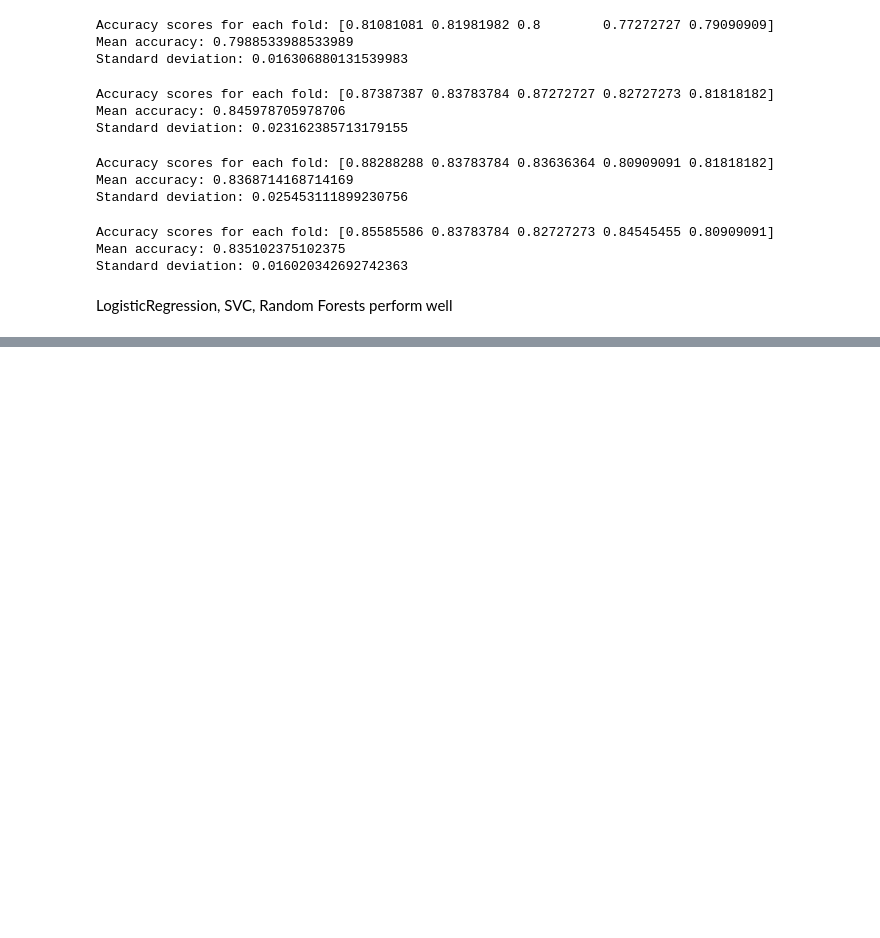
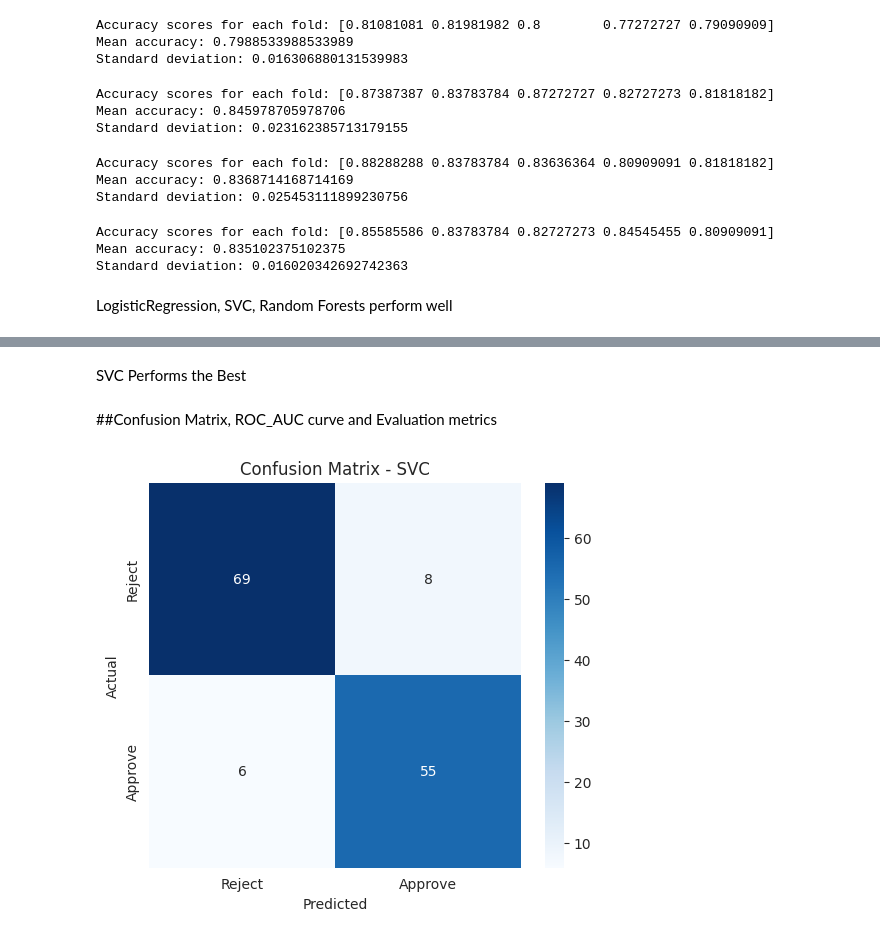
Before and after one commit to anujott-codes/Credit-Loan-Approval, a Jupyter notebook: Credit_Approval.ipynb, the cells around one changed output, grey strips where cells are left out. Saved outputs shown, nothing was run; the diff lists cells and outputs as text; code cells hidden in the pictures; blank space fills up the shorter version.

```diff
--- a/Credit_Approval.ipynb
+++ b/Credit_Approval.ipynb
@@ -319,7 +319,7 @@ Mean accuracy: 0.8531859131859131
 Standard deviation: 0.03138830014843409
 # %%
 #SVC
-svc = SVC(random_state = 42)
+svc = SVC(random_state = 42,probability=True)
 
 # Perform 5-fold CV
 svc_scores = cross_val_score(svc, X_train_preprocessed, y_train, cv=skf, scoring='accuracy')
@@ -413,0 +455,19 @@ LogisticRegression, SVC, Random Forests perform well
+# %%
+# Support Vector Classifier
+svc.fit(X_train_preprocessed,y_train)
+
+#prediction on training set
+ypred_train_svc = svc.predict(X_train_preprocessed)
+
+#prediction on testing set
+ypred_test_svc = svc.predict(X_test_preprocessed)
+
+#classifiction report for training set
+clf_report_train_svc = classification_report(y_train,ypred_train_svc)
+print("----- Classification report for Training Set -----")
+print(clf_report_train_svc)
+
+#classification report for testing set
+clf_report_test_svc = classification_report(y_test,ypred_test_svc)
+print("----- Classification report for Testing Set -----")
+print(clf_report_test_svc)
@@ -413,0 +533,15 @@ LogisticRegression, SVC, Random Forests perform well
+# %% [markdown]
+SVC Performs the Best
+# %% [markdown]
+##Confusion Matrix, ROC_AUC curve and Evaluation metrics
+# %%
+#confusion matrix
+cm = confusion_matrix(y_test,ypred_test_svc)
+plt.figure(figsize=(6,5))
+sns.heatmap(cm, annot=True, fmt='d', cmap='Blues', xticklabels=['Reject','Approve'], yticklabels=['Reject','Approve'])
+plt.xlabel('Predicted')
+plt.ylabel('Actual')
+plt.title('Confusion Matrix - SVC')
+plt.show()
+# %% [output]
+[figure, added]
```
Also changed, not shown: parts of 8 cells of this notebook.
